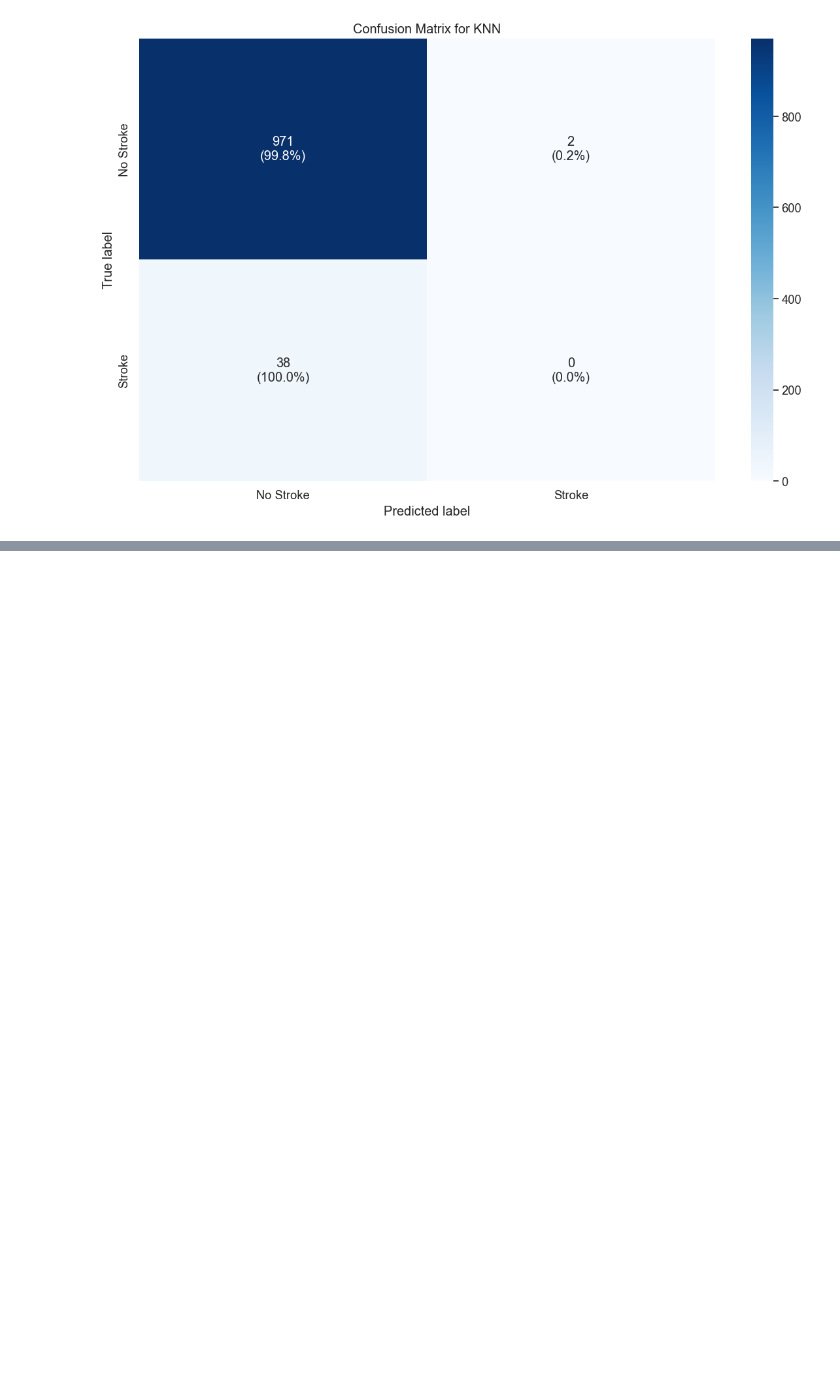
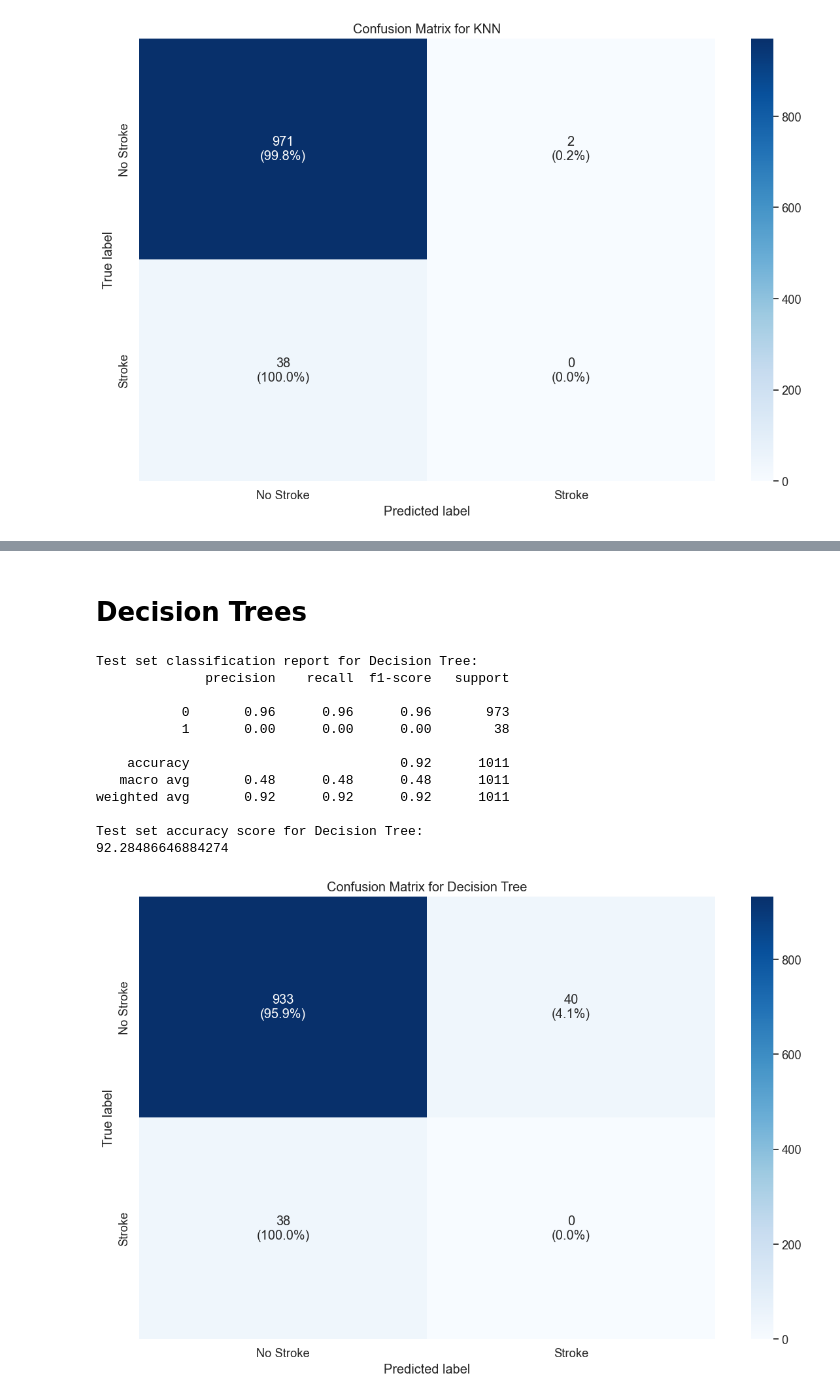
Before and after one commit to marwannour1/stroke_prediction, a Jupyter notebook: main.ipynb, the cells around one changed output, grey strips where cells are left out. Drawn from its saved outputs; the diff is of its cells as text; code cells hidden in the pictures; blank space fills up the shorter version.

```diff
--- a/main.ipynb
+++ b/main.ipynb
@@ -1988,0 +2152,51 @@ Test set accuracy score for KNN:
+# %% [markdown]
+ Decision Trees
+ =============
+# %%
+#Using Decision Tree
+from sklearn.tree import DecisionTreeClassifier
+from sklearn.metrics import classification_report, confusion_matrix, accuracy_score
+from sklearn.metrics import ConfusionMatrixDisplay
+
+# Create a Decision Tree classifier
+dt_classifier = DecisionTreeClassifier(random_state=42)
+# Fit the model on the training data
+dt_classifier.fit(X_train_final, y_train)
+# Make predictions on the test set
+y_pred_test_dt = dt_classifier.predict(X_test_final)
+# Evaluate the model
+print("Test set classification report for Decision Tree:")
+print(classification_report(y_test, y_pred_test_dt))
+
+print("Test set accuracy score for Decision Tree:")
+print(accuracy_score(y_test, y_pred_test_dt) * 100)
+# Plot confusion matrix for Decision Tree model
+cm_dt = confusion_matrix(y_test, y_pred_test_dt)
+
+cm_percentage = cm_dt.astype('float') / cm_dt.sum(axis=1)[:, np.newaxis] * 100
+annotations = np.empty_like(cm_dt, dtype=object)
+for i in range(len(cm_dt)):
+    for j in range(len(cm_dt[i])):
+        annotations[i, j] = f"{cm_dt[i, j]}\n({cm_percentage[i, j]:.1f}%)"
+sns.heatmap(cm_dt, annot=annotations, fmt="", cmap=plt.cm.Blues,
+            xticklabels=['No Stroke', 'Stroke'],
+            yticklabels=['No Stroke', 'Stroke'])
+plt.title('Confusion Matrix for Decision Tree')
+plt.xlabel('Predicted label')
+plt.ylabel('True label')
+plt.tight_layout()
+plt.show()
+# %% [output]
+Test set classification report for Decision Tree:
+              precision    recall  f1-score   support
+
+           0       0.96      0.96      0.96       973
+           1       0.00      0.00      0.00        38
+
+    accuracy                           0.92      1011
+   macro avg       0.48      0.48      0.48      1011
+weighted avg       0.92      0.92      0.92      1011
+
+Test set accuracy score for Decision Tree:
+92.28486646884274
+[figure, added]
```
Also changed, not shown: parts of 8 cells of this notebook.
